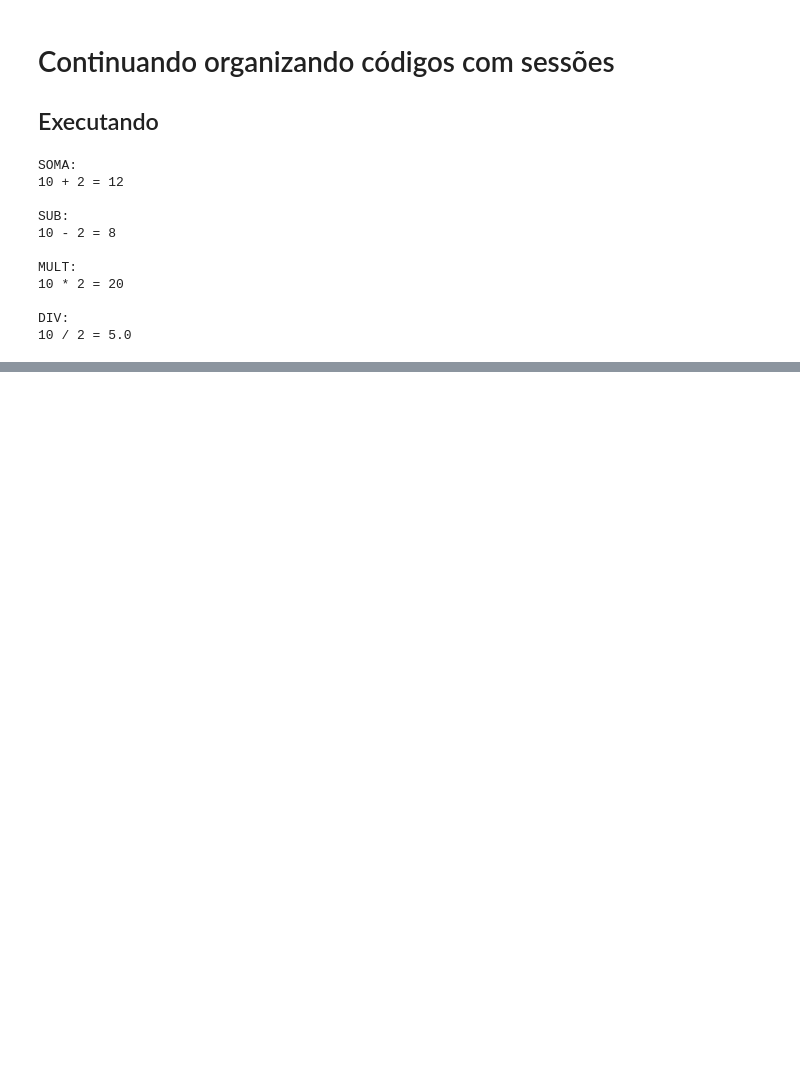
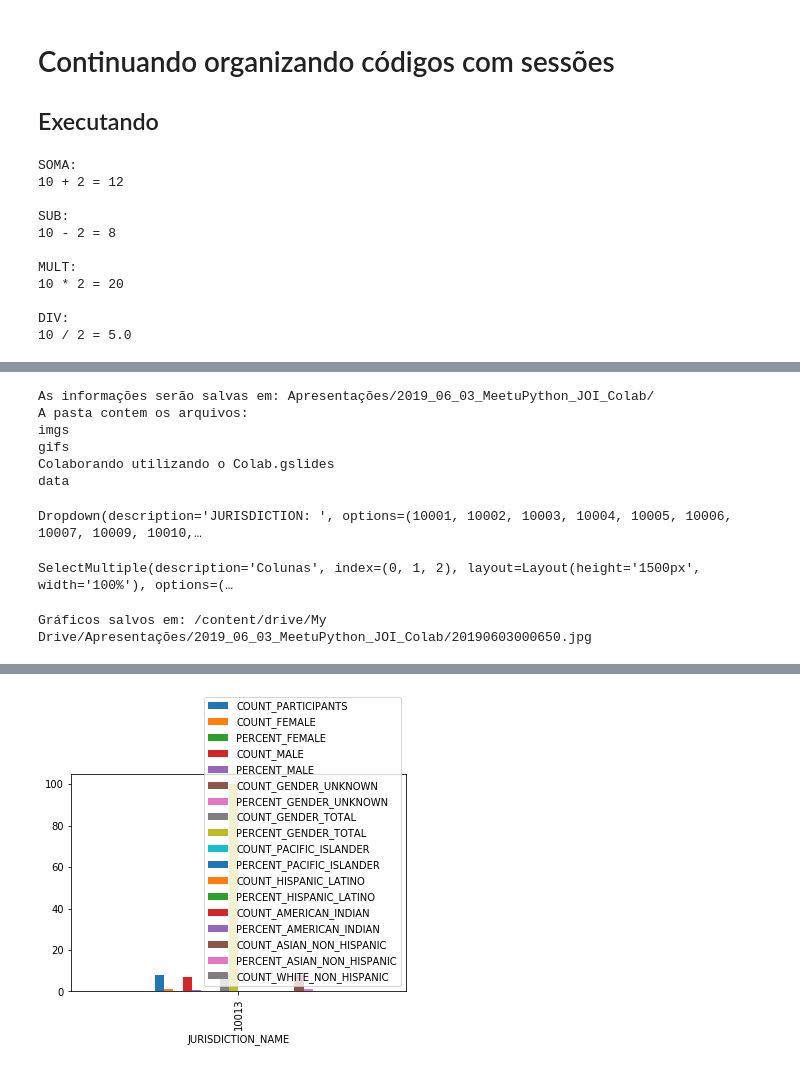
Before and after one commit to gabubellon/colab_with_googlecolab, a Jupyter notebook: 01_simple_python_notebook_colab_with_googlecolab.ipynb, the cells around one changed output, grey strips where cells are left out. Drawn from its saved outputs; the diff is of its cells as text; code cells hidden in the pictures; blank space fills up the shorter version.

```diff
--- a/01_simple_python_notebook_colab_with_googlecolab.ipynb
+++ b/01_simple_python_notebook_colab_with_googlecolab.ipynb
@@ -53,0 +198,53 @@ DIV:
+# %%
+#@title Configurando o Drive { run: "auto", vertical-output: true }
+#@markdown #### Em qual pasta do seu drive gostaria de salvar os dados?:
+folder_path = "Apresenta\xE7\xF5es/2019_06_03_MeetuPython_JOI_Colab/" #@param {type: "string"}
+folder = '/content/drive/My Drive/' + folder_path
+
+print("As informações serão salvas em: {}".format(folder_path))
+
+folder_data = folder + '/data/'
+if not os.path.exists(folder_data):
+    os.makedirs(folder_data)
+
+save_path = folder_data + 'newyork.csv'
+df.to_csv(save_path,index=False)
+
+print("A pasta contem os arquivos: ")
+for item in os.listdir(folder):
+  print(item)
+
+
+df_drive = pd.read_csv(save_path)
+# %% [output]
+As informações serão salvas em: Apresentações/2019_06_03_MeetuPython_JOI_Colab/
+A pasta contem os arquivos:
+imgs
+gifs
+Colaborando utilizando o Colab.gslides
+data
+# %%
+#@title Selecione as columnas para exibir { vertical-output: true, output-height: 1200 }
+JURISDICTION__picker = widgets.Dropdown(options=list(df_drive['JURISDICTION_NAME']), value=10001,description= 'JURISDICTION: ')
+columns = list(df_drive.columns)
+columns.remove('JURISDICTION_NAME')
+COL_picker = widgets.SelectMultiple(rows =len(columns),options = columns,value =columns[:3] ,description="Colunas",layout=widgets.Layout(width ='100%', height='1500px'))
+
+
+display(JURISDICTION__picker)
+display(COL_picker)
+# %% [output]
+Dropdown(description='JURISDICTION: ', options=(10001, 10002, 10003, 10004, 10005, 10006, 10007, 10009, 10010,…
+SelectMultiple(description='Colunas', index=(0, 1, 2), layout=Layout(height='1500px', width='100%'), options=(…
+# %%
+#@title Vendo salvando os gráficos
+fig =  df_drive[df_drive.JURISDICTION_NAME == JURISDICTION__picker.value].plot(x="JURISDICTION_NAME", y=list(COL_picker.value), kind="bar").get_figure()
+
+file = folder +  datetime.datetime.now().strftime("%Y%M%d%H%m%S") + '.jpg'
+
+fig.savefig(file)
+print("Gráficos salvos em: {}".format(file))
+
+df_drive[df_drive.JURISDICTION_NAME == JURISDICTION__picker.value][list(COL_picker.value)]
+# %% [output]
+Gráficos salvos em: /content/drive/My Drive/Apresentações/2019_06_03_MeetuPython_JOI_Colab/20190603000650.jpg
@@ -53,0 +253 @@ DIV:
+[figure, added]
```
Also changed, not shown: parts of 10 cells of this notebook.
